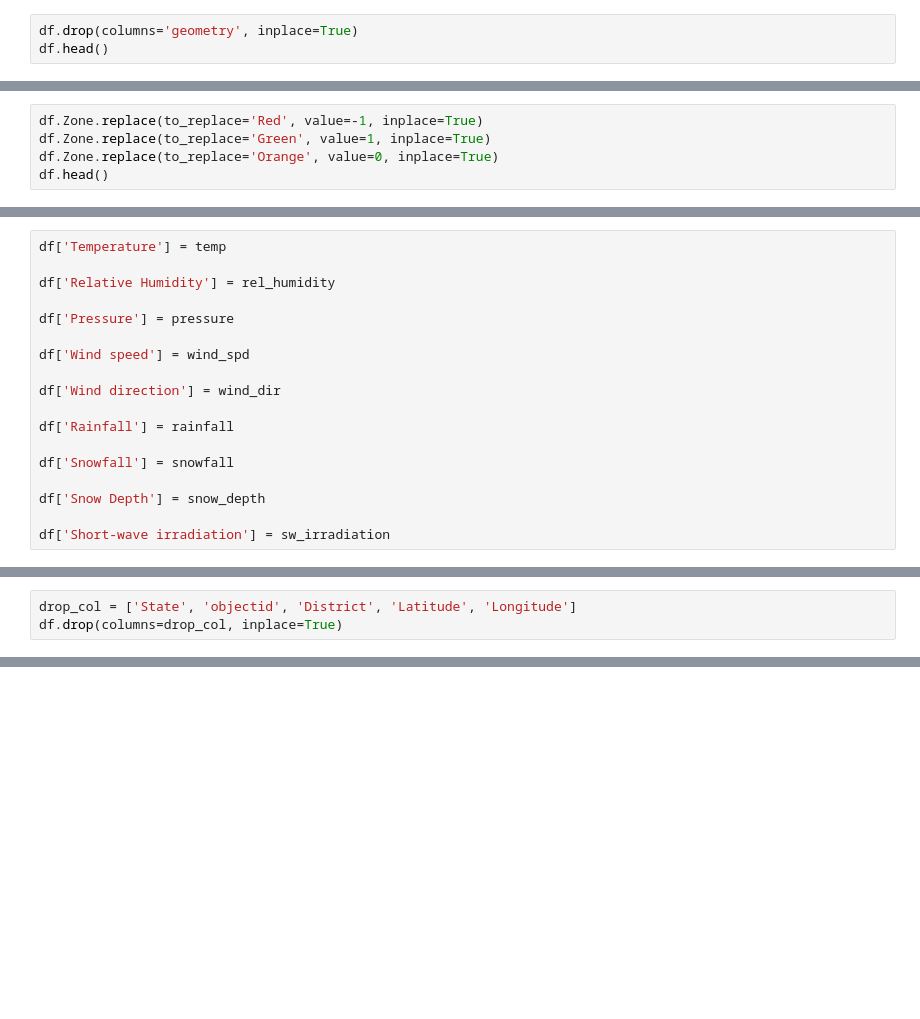
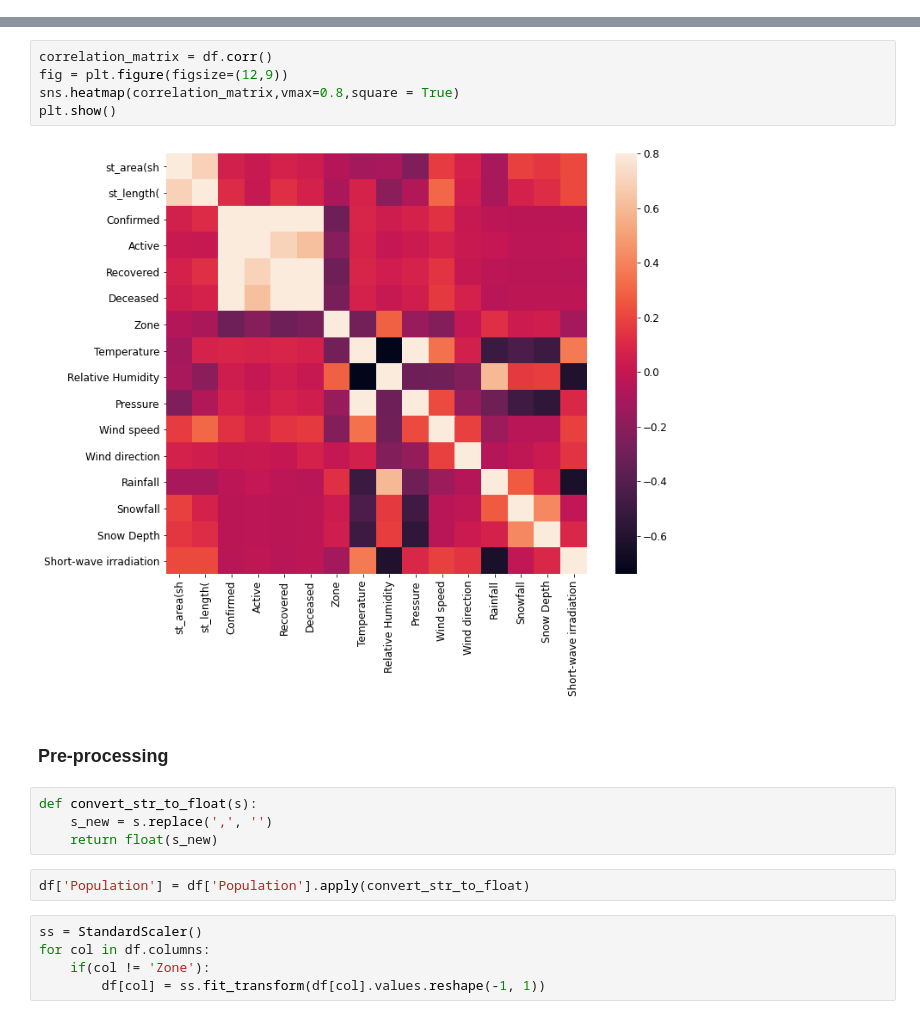
Before and after one commit to 0tist/Contact-Tracing-HotSpots, a Jupyter notebook: nbs/Untitled.ipynb, the cells around one changed output, grey strips where cells are left out. Drawn from its saved outputs; the diff is of its cells as text; blank space fills up the shorter version.

```diff
--- a/nbs/Untitled.ipynb
+++ b/nbs/Untitled.ipynb
@@ -99,3 +40,0 @@ df.head()
-# %%
-df.drop(columns='geometry', inplace=True)
-df.head()
@@ -109,5 +40,0 @@ df.head()
-# %%
-df.Zone.replace(to_replace='Red', value=-1, inplace=True)
-df.Zone.replace(to_replace='Green', value=1, inplace=True)
-df.Zone.replace(to_replace='Orange', value=0, inplace=True)
-df.head()
@@ -201,18 +40,0 @@ Kamle
-# %%
-df['Temperature'] = temp
-
-df['Relative Humidity'] = rel_humidity
-
-df['Pressure'] = pressure
-
-df['Wind speed'] = wind_spd
-
-df['Wind direction'] = wind_dir
-
-df['Rainfall'] = rainfall
-
-df['Snowfall'] = snowfall
-
-df['Snow Depth'] = snow_depth
-
-df['Short-wave irradiation'] = sw_irradiation
@@ -241,3 +40,0 @@ df.to_csv('districts_complete.csv')
-# %%
-drop_col = ['State', 'objectid', 'District', 'Latitude', 'Longitude']
-df.drop(columns=drop_col, inplace=True)
@@ -245,0 +62,20 @@ df.to_csv('districts_without_ID.csv')
+# %%
+correlation_matrix = df.corr()
+fig = plt.figure(figsize=(12,9))
+sns.heatmap(correlation_matrix,vmax=0.8,square = True)
+plt.show()
+# %% [output]
+[figure, added]
+# %% [markdown]
+### Pre-processing
+# %%
+def convert_str_to_float(s):
+    s_new = s.replace(',', '')
+    return float(s_new)
+# %%
+df['Population'] = df['Population'].apply(convert_str_to_float)
+# %%
+ss = StandardScaler()
+for col in df.columns:
+    if(col != 'Zone'):
+        df[col] = ss.fit_transform(df[col].values.reshape(-1, 1))
```
Also changed, not shown: parts of 49 cells of this notebook, 3 other files.
